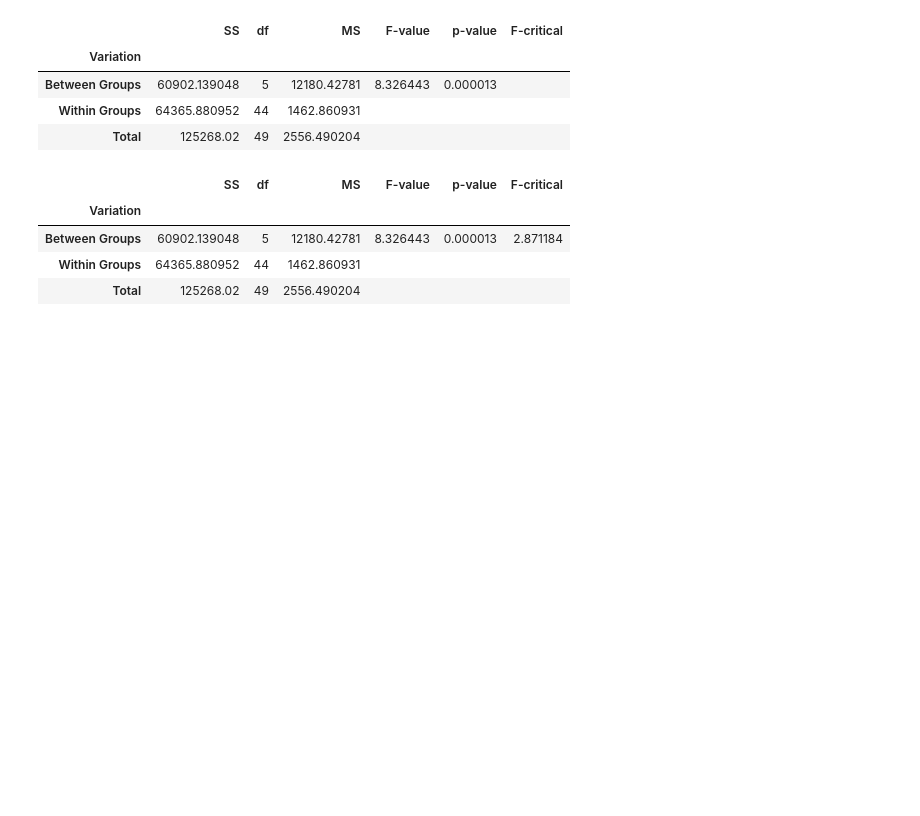
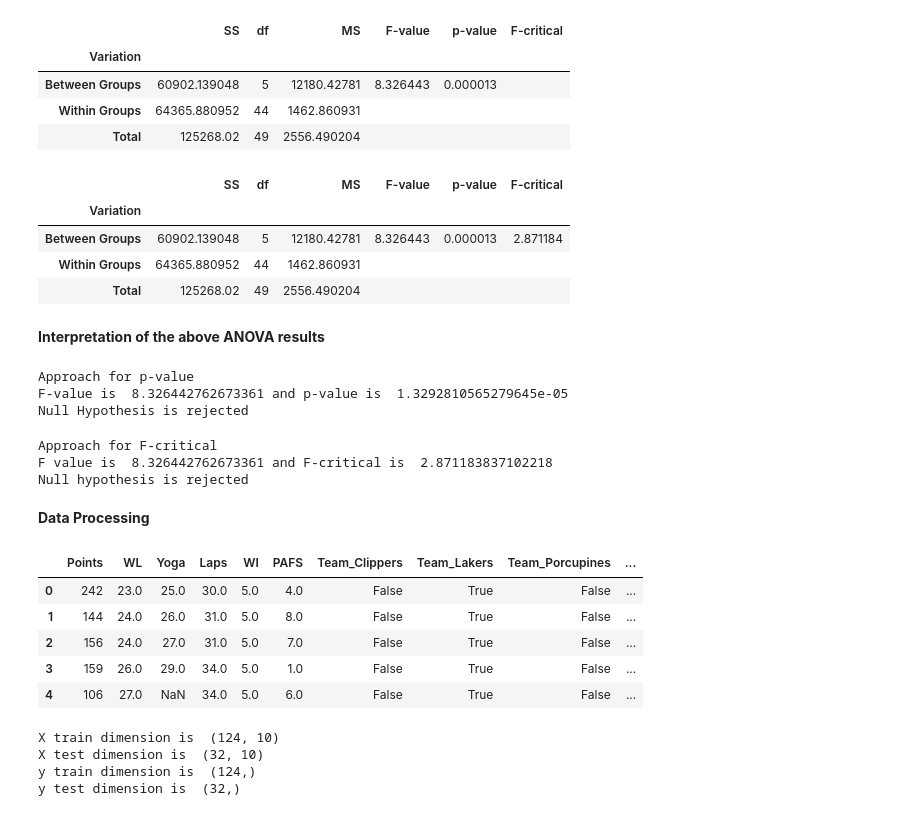
Before and after one commit to sk-aili/sports-analytics-2, a Jupyter notebook: lib/polynomial_regression.ipynb, the cells around one changed output. Saved outputs shown, nothing was run; the diff lists cells and outputs as text; code cells hidden in the pictures; blank space fills up the shorter version.

```diff
--- a/lib/polynomial_regression.ipynb
+++ b/lib/polynomial_regression.ipynb
@@ -811,3 +811,49 @@ anova_table
 | Between Groups | 60902.139048 | 5 | 12180.42781 | 8.326443 | 0.000013 | 2.871184 |
 | Within Groups | 64365.880952 | 44 | 1462.860931 |  |  |  |
 | Total | 125268.02 | 49 | 2556.490204 |  |  |  |
+# %% [markdown]
+**Interpretation of the above ANOVA results**
+# %%
+# 2 ways
+# 1. p-value approach
+print("Approach for p-value")
+conclusion = "Failed to reject null hypothesis"
+
+if anova_table['p-value']['Between Groups'] <= alpha:
+    conclusion = 'Null Hypothesis is rejected'
+
+print('F-value is ', anova_table['F-value']['Between Groups'], "and p-value is ", anova_table['p-value']['Between Groups'])
+
+print(conclusion)
+# %% [output]
+Approach for p-value
+F-value is  8.326442762673361 and p-value is  1.3292810565279645e-05
+Null Hypothesis is rejected
+# %%
+# 2. f-critical approach
+print("Approach for F-critical")
+conclusion = "Failed to reject null hypothesis"
+
+if anova_table['F-value']['Between Groups'] > anova_table['F-critical']['Between Groups']:
+    conclusion = 'Null hypothesis is rejected'
+
+print('F value is ', anova_table['F-value']['Between Groups'], "and F-critical is ", anova_table['F-critical']['Between Groups'])
+
+print(conclusion)
+# %% [output]
+Approach for F-critical
+F value is  8.326442762673361 and F-critical is  2.871183837102218
+Null hypothesis is rejected
+# %% [markdown]
+**Data Processing**
+# %%
+#One-hot encoding
+one_hot_df = pd.get_dummies(df_clean, columns=['Team'], drop_first=True)
+one_hot_df.head()
+# %% [output]
+|  | Points | WL | Yoga | Laps | WI | PAFS | Team_Clippers | Team_Lakers | Team_Porcupines | ... |
+| 0 | 242 | 23.0 | 25.0 | 30.0 | 5.0 | 4.0 | False | True | False | ... |
+| 1 | 144 | 24.0 | 26.0 | 31.0 | 5.0 | 8.0 | False | True | False | ... |
+| 2 | 156 | 24.0 | 27.0 | 31.0 | 5.0 | 7.0 | False | True | False | ... |
+| 3 | 159 | 26.0 | 29.0 | 34.0 | 5.0 | 1.0 | False | True | False | ... |
+| 4 | 106 | 27.0 | NaN | 34.0 | 5.0 | 6.0 | False | True | False | ... |
@@ -813,0 +864,13 @@ anova_table
+# %%
+# train test split
+X_train, X_test, y_train, y_test = train_test_split(X, y, test_size=0.2)
+
+print('X train dimension is ', X_train.shape)
+print('X test dimension is ', X_test.shape)
+print('y train dimension is ', y_train.shape)
+print('y test dimension is ', y_test.shape)
+# %% [output]
+X train dimension is  (124, 10)
+X test dimension is  (32, 10)
+y train dimension is  (124,)
+y test dimension is  (32,)
```
Also changed, not shown: parts of 9 cells of this notebook.
